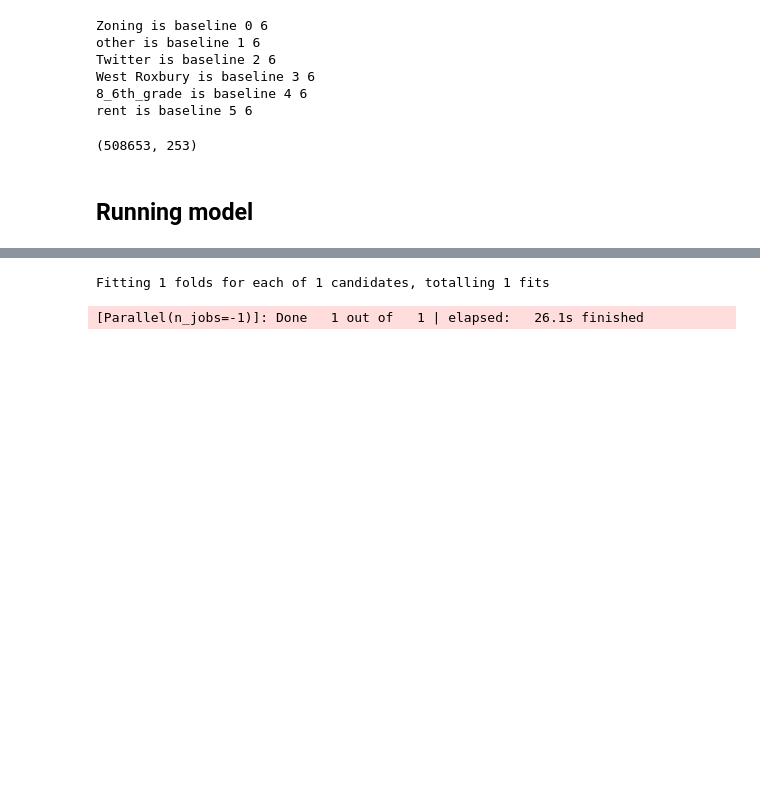
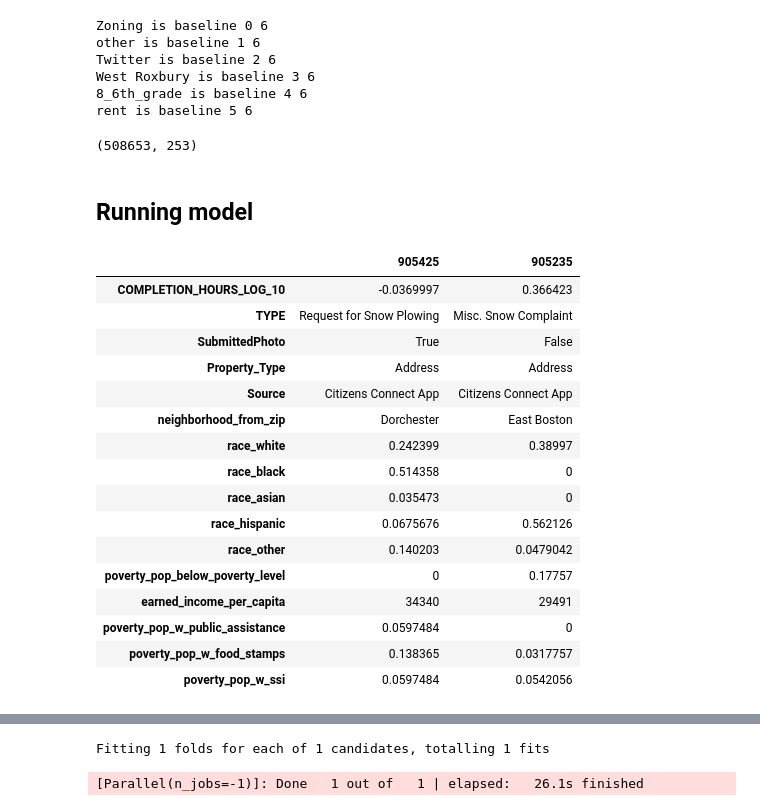
Before and after one commit to aok1425/311-prediction-times, a Jupyter notebook: modeling_completion_time/08 LassoCV R2 0.54.ipynb, the cells around one changed output, grey strips where cells are left out. Drawn from its saved outputs; the diff is of its cells as text; code cells hidden in the pictures; blank space fills up the shorter version.

```diff
--- a/modeling_completion_time/08 LassoCV R2 0.54.ipynb
+++ b/modeling_completion_time/08 LassoCV R2 0.54.ipynb
@@ -102,3 +102,23 @@ df_dummified.shape
 (508653, 253)
 # %% [markdown]
 ## Running model
+# %%
+df.head(2).T.iloc[:16]
+# %% [output]
+|  | 905425 | 905235 |
+| COMPLETION_HOURS_LOG_10 | -0.0369997 | 0.366423 |
+| TYPE | Request for Snow Plowing | Misc. Snow Complaint |
+| SubmittedPhoto | True | False |
+| Property_Type | Address | Address |
+| Source | Citizens Connect App | Citizens Connect App |
+| neighborhood_from_zip | Dorchester | East Boston |
+| race_white | 0.242399 | 0.38997 |
+| race_black | 0.514358 | 0 |
+| race_asian | 0.035473 | 0 |
+| race_hispanic | 0.0675676 | 0.562126 |
+| race_other | 0.140203 | 0.0479042 |
+| poverty_pop_below_poverty_level | 0 | 0.17757 |
+| earned_income_per_capita | 34340 | 29491 |
+| poverty_pop_w_public_assistance | 0.0597484 | 0 |
+| poverty_pop_w_food_stamps | 0.138365 | 0.0317757 |
+| poverty_pop_w_ssi | 0.0597484 | 0.0542056 |
```
Also changed, not shown: parts of 1 cell of this notebook, 8 other files.
